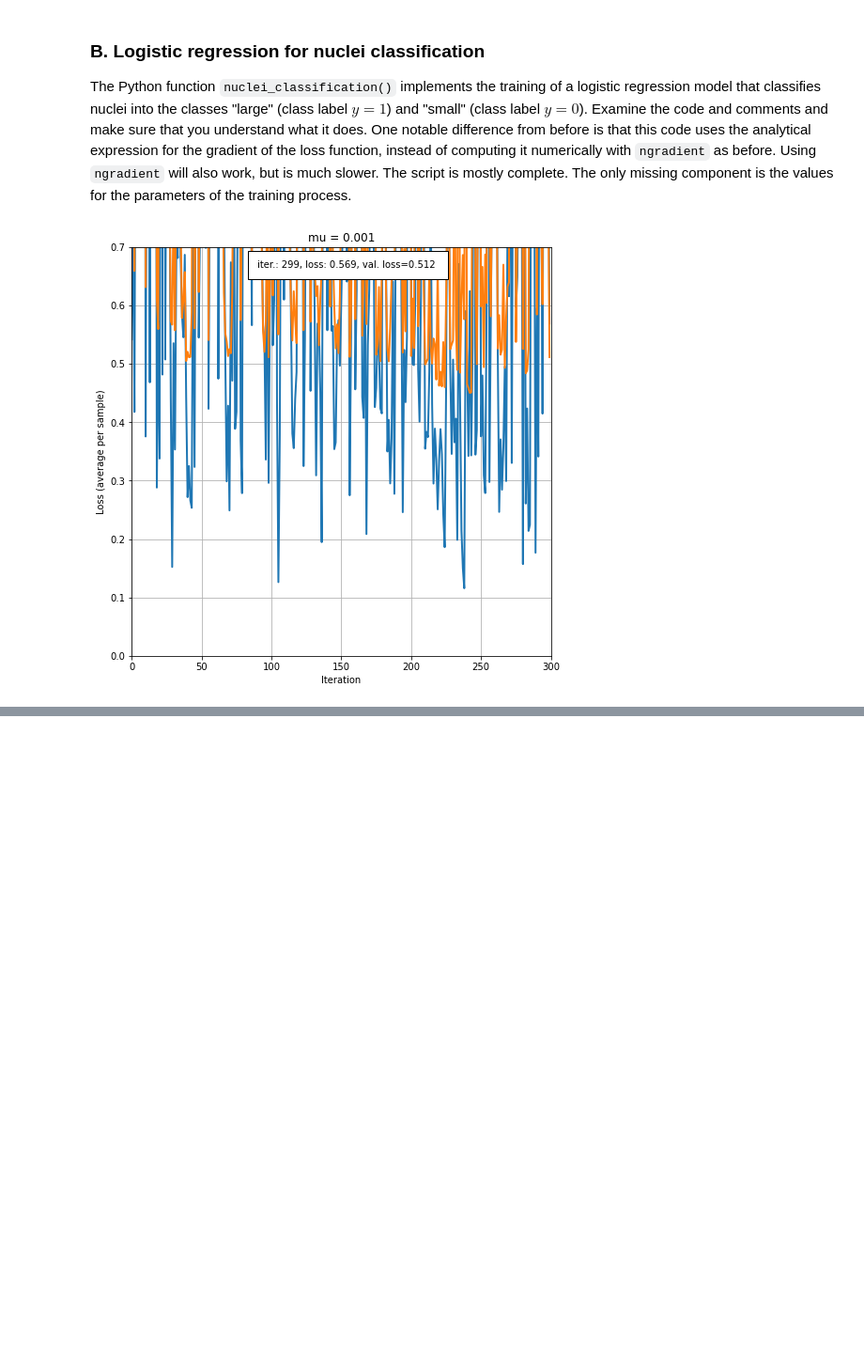
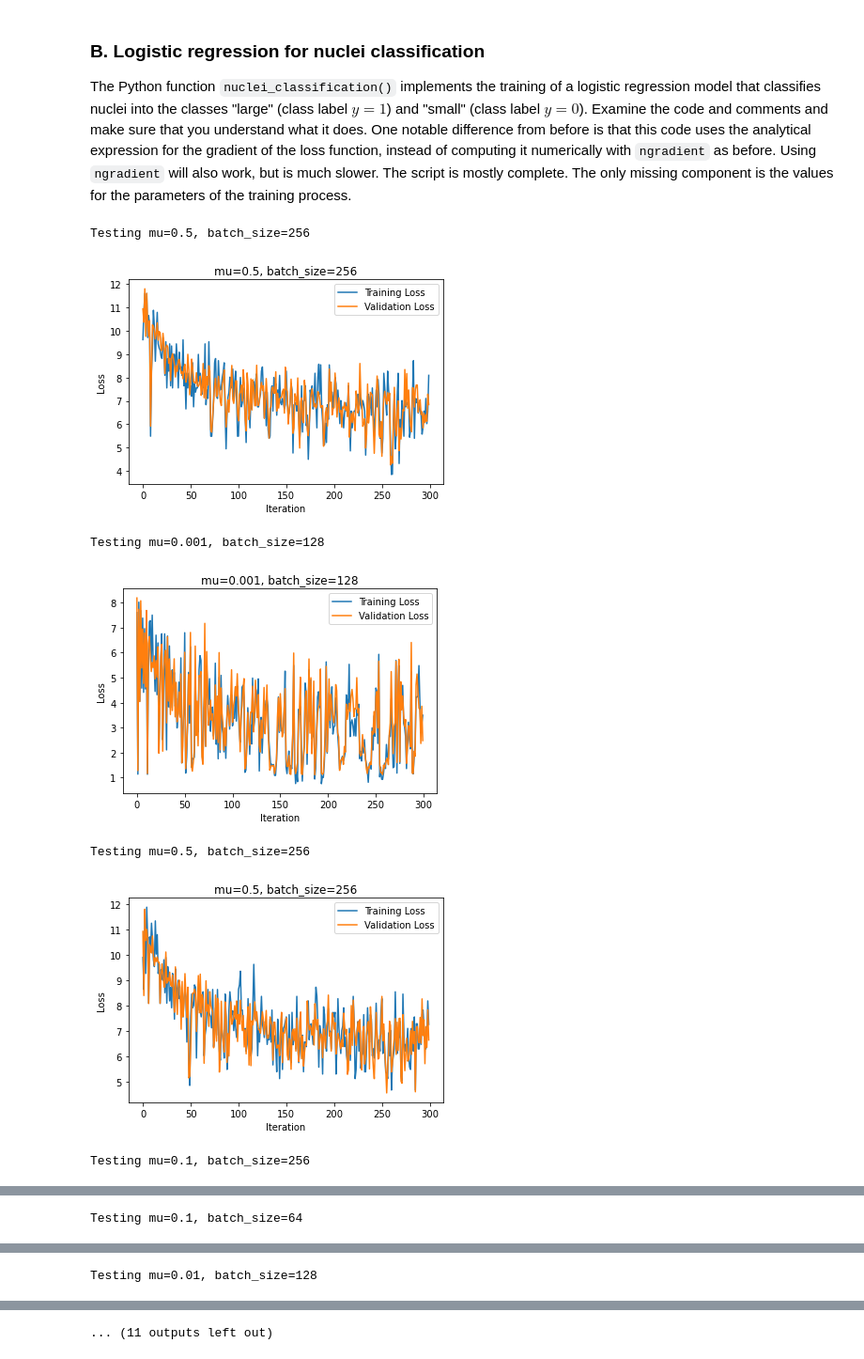
Before and after one commit to QM-L/project-cad-group19, a Jupyter notebook: docs/source/reader/2.5_CAD_project.ipynb, the cells around one changed output, grey strips where cells are left out. Shown at 94% size. Saved outputs shown, nothing was run; the diff lists cells and outputs as text; code cells hidden in the pictures; blank space fills up the shorter version.

```diff
--- a/docs/source/reader/2.5_CAD_project.ipynb
+++ b/docs/source/reader/2.5_CAD_project.ipynb
@@ -105,10 +105,16 @@ The Python function `nuclei_classification()` implements the training of a logis
 # %%
 %matplotlib inline
 import sys
 sys.path.append("../code")
-from cad_project import nuclei_classification
+from cad_project import nuclei_classificationnn
 from IPython.display import display, clear_output
 
-nuclei_classification()
+nuclei_classificationnn()
 # %% [output]
+Testing mu=0.5, batch_size=256
-[figure, old version]
+[figure, new version]
+Testing mu=0.001, batch_size=128
+[figure, added]
+Testing mu=0.5, batch_size=256
+[figure, added]
+Testing mu=0.1, batch_size=256
@@ -114,0 +122 @@ nuclei_classification()
+Testing mu=0.1, batch_size=64
@@ -114,0 +124 @@ nuclei_classification()
+Testing mu=0.01, batch_size=128
@@ -115,3 +126,4 @@ nuclei_classification()
+... (11 outputs left out)
 # %% [markdown]
 <div style="float:right;margin:-5px 5px"><img src="../reader/assets/todo_ico.png" width="42" height="42"></div>
 
```
Also changed, not shown: parts of 1 cell of this notebook, 2 other files.
